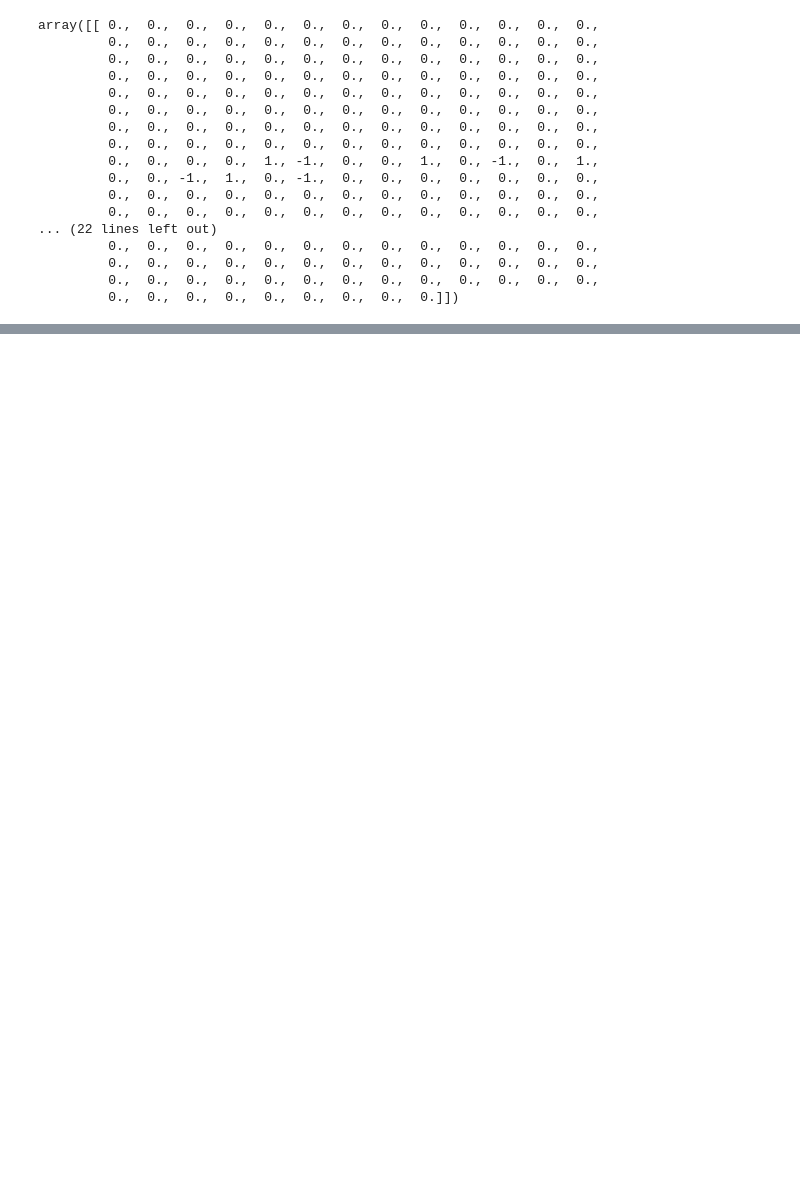
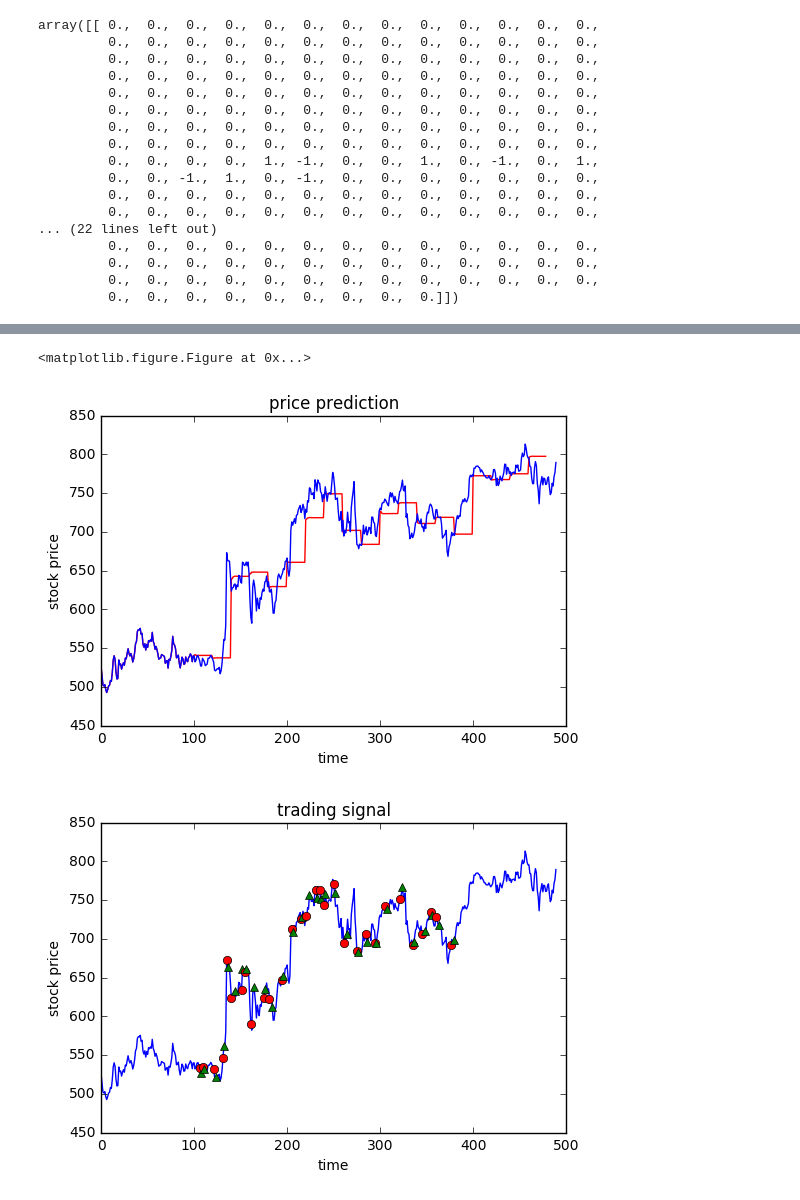
Before and after one commit to APC524/tsap, a Jupyter notebook: demo/demo_trading2.ipynb, the cells around one changed output, grey strips where cells are left out. Drawn from its saved outputs; the diff is of its cells as text; code cells hidden in the pictures; blank space fills up the shorter version.

```diff
--- a/demo/demo_trading2.ipynb
+++ b/demo/demo_trading2.ipynb
@@ -242,0 +169,13 @@ array([ 524.81,  513.87,  501.96,  501.1 ,  502.68,  496.17,  492.55,
+# %%
+phi_y, sigma_y = inf.yule_walker(Y, order =5, method='unbiased')
+AR_model_y = AR(lag=5, phi=phi_y, sigma=sigma_y, intercept=0)
+
+
+l=100
+nstep=20
+window=5
+money=100
+
+profit, signal, pred_price = tr.rolltrade(np.array([data]),AR_model_y,l,nstep,window,money)
+
+signal
@@ -242,0 +200,67 @@ array([ 524.81,  513.87,  501.96,  501.1 ,  502.68,  496.17,  492.55,
+# %%
+import matplotlib.pyplot as plt
+
+plt.figure()
+plt.plot(pred_price[0,0:data.shape[0]-11],'r')
+plt.plot(data,'b')
+plt.hold(True)
+plt.xlabel('time')
+plt.ylabel('stock price')
+plt.title('price prediction')
+plt.show()
+
+
+
+
+
+plt.figure()
+plt.plot(data[0:],'b')
+for i in range(data.shape[0]-l):
+    if signal[0,i]==1:
+        plt.plot(i,data[i],'ro')
+    if signal[0,i]==-1:
+        plt.plot(i,data[i],'g^')
+plt.xlabel('time')
+plt.ylabel('stock price')
+plt.title('trading signal')
+plt.show()
+
+
+
+plt.figure()
+plt.plot(profit[0,:],'r')
+plt.xlabel('time')
+plt.ylabel('profit')
+plt.title('profit')
+plt.show()
+
+"""plt.figure()
+plt.plot(data[l:],'b')
+for i in range(data.shape[0]-l):
+    if signal[0,l+i]==1:
+        plt.plot(i,data[l+i],'ro')
+    if signal[0,l+i]==-1:
+        plt.plot(i,data[l+i],'g^')
+plt.xlabel('time')
+plt.ylabel('stock price')
+plt.title('trading signal')"""
+
+
+
+plt.figure()
+plt.plot(data[l:l+20],'b')
+for i in range(20):
+    if signal[0,100+i]==1:
+        plt.plot(i,data[100+i],'ro')
+    if signal[0,100+i]==-1:
+        plt.plot(i,data[100+i],'g^')
+plt.xlabel('time')
+plt.ylabel('stock price')
+plt.title('trading signal')
+plt.show()
+
+print profit[0,-1]
+# %% [output]
+<matplotlib.figure.Figure at 0x...>
+[figure, added]
+[figure, added]
```
Also changed, not shown: parts of 11 cells of this notebook, 1 other file.
